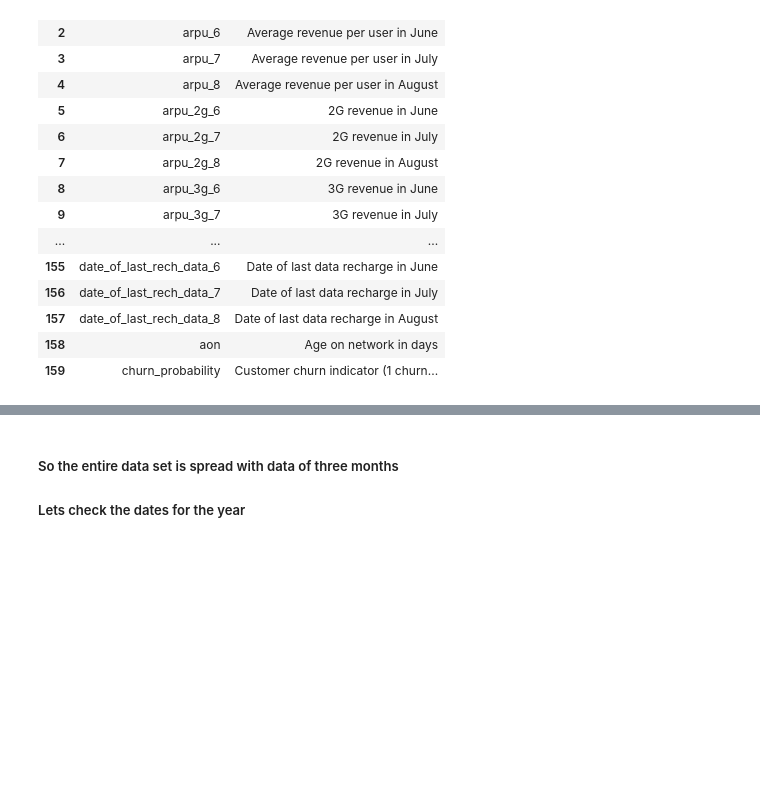
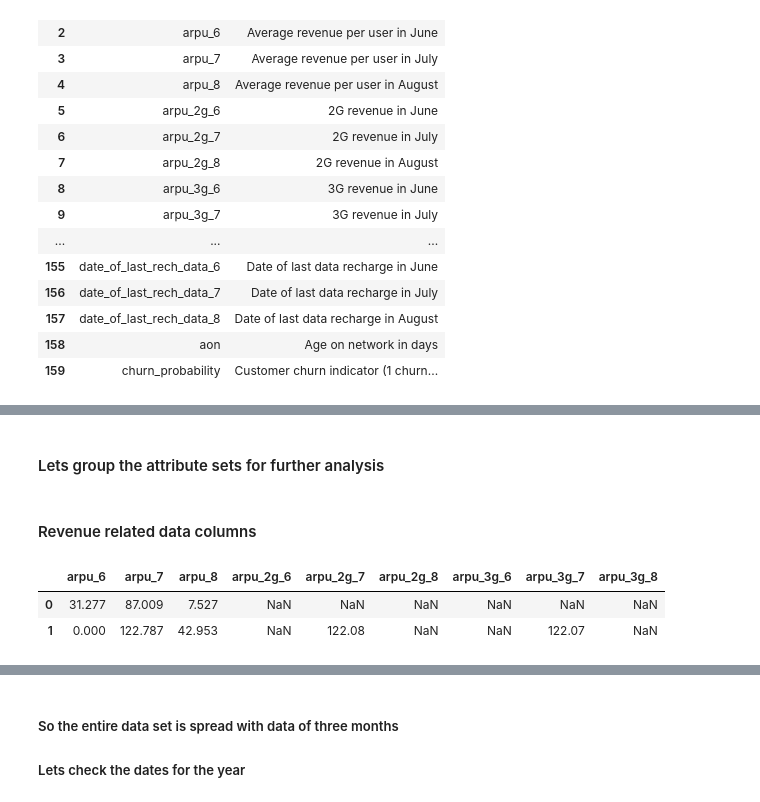
Before and after one commit to AnirudhaKundu/TelecomChurn_AnirudhaTemp, a Jupyter notebook: TelecomChurn.ipynb, the cells around one changed output, grey strips where cells are left out. Drawn from its saved outputs; the diff is of its cells as text; code cells hidden in the pictures; blank space fills up the shorter version.

Commit message:
updated missing value analysis

```diff
--- a/TelecomChurn.ipynb
+++ b/TelecomChurn.ipynb
@@ -90,0 +144,2 @@ pd.reset_option('display.max_rows')
+# %% [markdown]
+#### Lets group the attribute sets for further analysis
@@ -90,0 +150,13 @@ pd.reset_option('display.max_rows')
+# %% [markdown]
+#### Revenue related data columns
+# %%
+revenue_vars = ['arpu_6','arpu_7','arpu_8', 'arpu_2g_6','arpu_2g_7','arpu_2g_8',
+                       'arpu_3g_6','arpu_3g_7','arpu_3g_8' ]
+
+
+
+train_telecom_revenue[revenue_vars].head(2)
+# %% [output]
+|  | arpu_6 | arpu_7 | arpu_8 | arpu_2g_6 | arpu_2g_7 | arpu_2g_8 | arpu_3g_6 | arpu_3g_7 | arpu_3g_8 |
+| 0 | 31.277 | 87.009 | 7.527 | NaN | NaN | NaN | NaN | NaN | NaN |
+| 1 | 0.000 | 122.787 | 42.953 | NaN | 122.08 | NaN | NaN | 122.07 | NaN |
```
Also changed, not shown: parts of 42 cells of this notebook.
